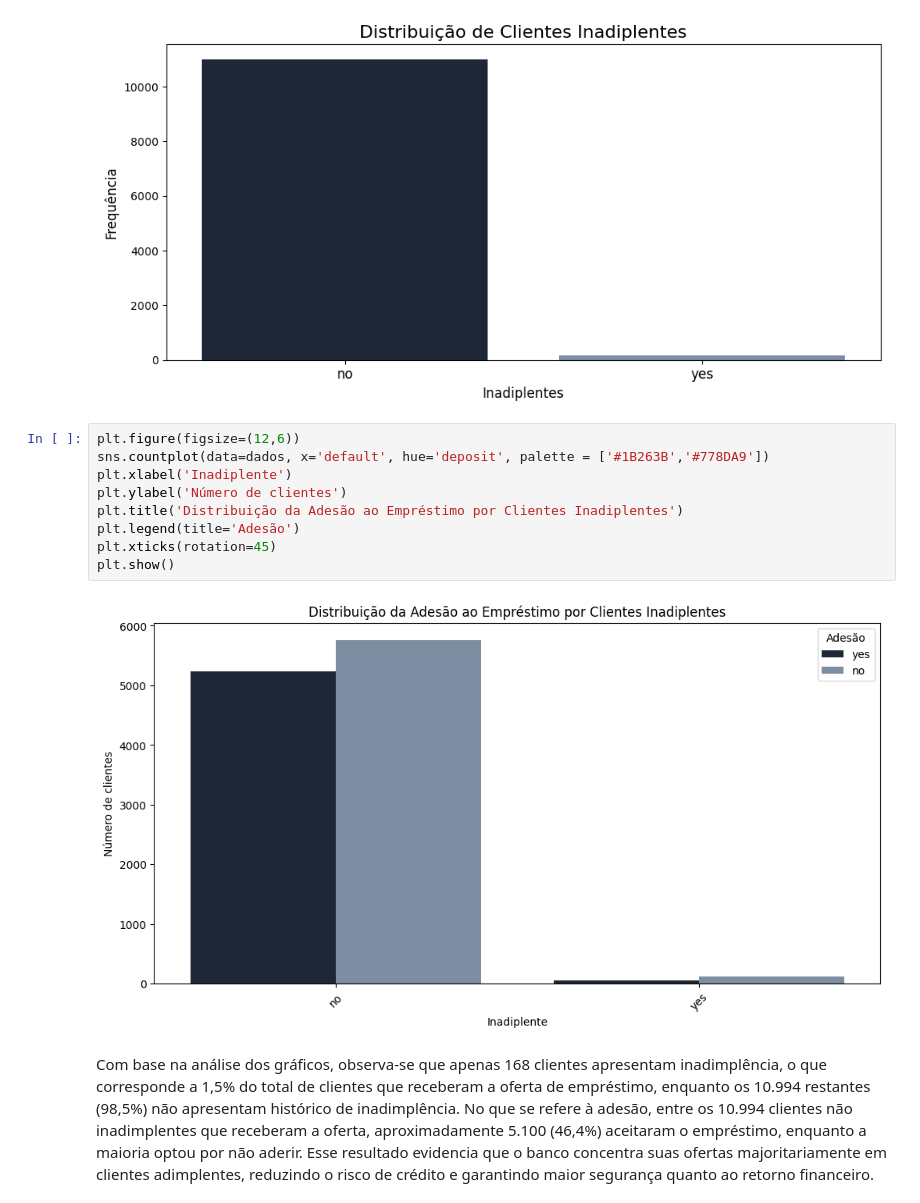
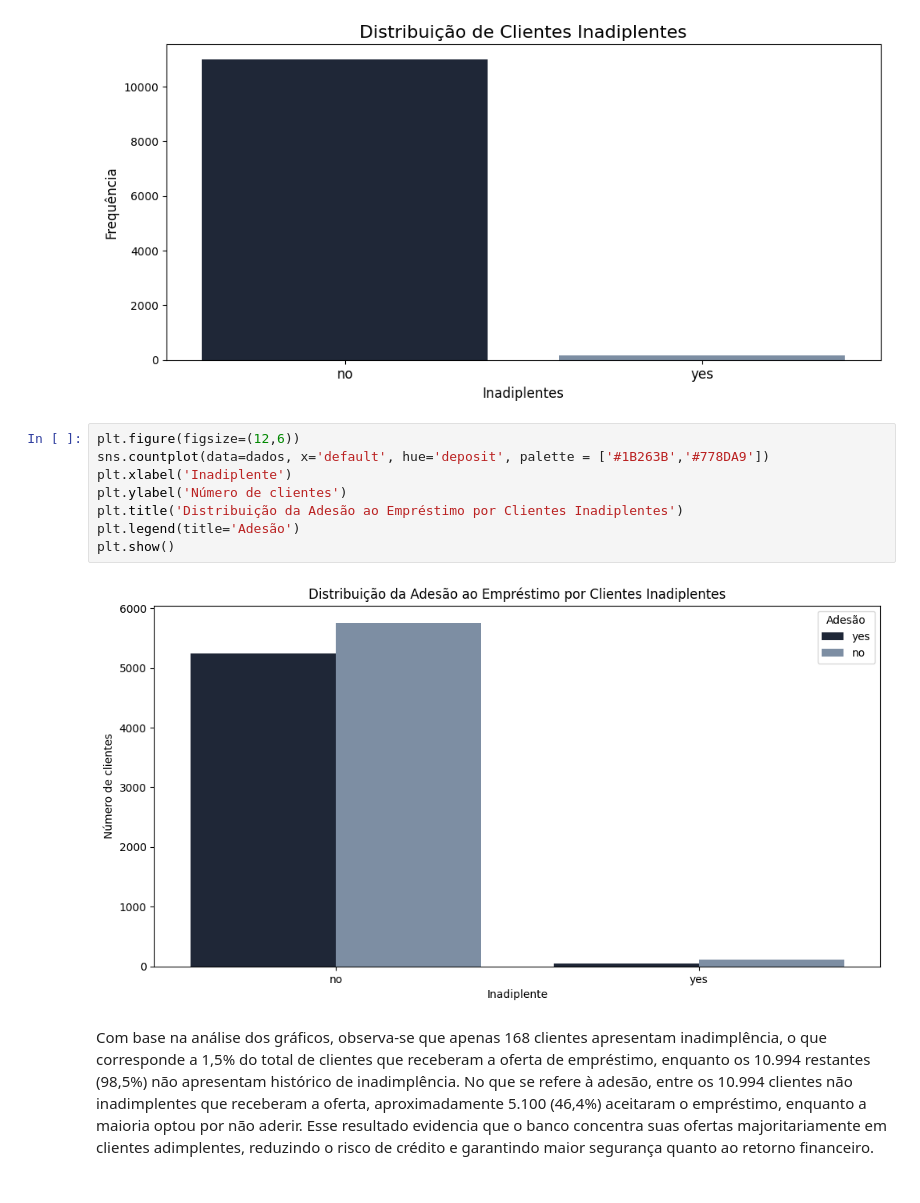
Before and after one commit to joaorodriguessneto/Bank_Marketing, a Jupyter notebook: relatorio_marketing_bancario.ipynb, the cells around one changed output. Drawn from its saved outputs; the diff is of its cells as text.

```diff
--- a/relatorio_marketing_bancario.ipynb
+++ b/relatorio_marketing_bancario.ipynb
@@ -564,14 +566,13 @@ Passing `palette` without assigning `hue` is deprecated and will be removed in v
 # %%
 plt.figure(figsize=(12,6))
 sns.countplot(data=dados, x='default', hue='deposit', palette = ['#1B263B','#778DA9'])
 plt.xlabel('Inadiplente')
 plt.ylabel('Número de clientes')
 plt.title('Distribuição da Adesão ao Empréstimo por Clientes Inadiplentes')
 plt.legend(title='Adesão')
-plt.xticks(rotation=45)
 plt.show()
 # %% [output]
-[figure, old version]
+[figure, new version]
 # %% [markdown]
 <font color = 'milkblue'>
 Com base na análise dos gráficos, observa-se que apenas 168 clientes apresentam inadimplência, o que corresponde a 1,5% do total de clientes que receberam a oferta de empréstimo, enquanto os 10.994 restantes (98,5%) não apresentam histórico de inadimplência.
```
Also changed, not shown: parts of 95 cells of this notebook, 35 other files.
